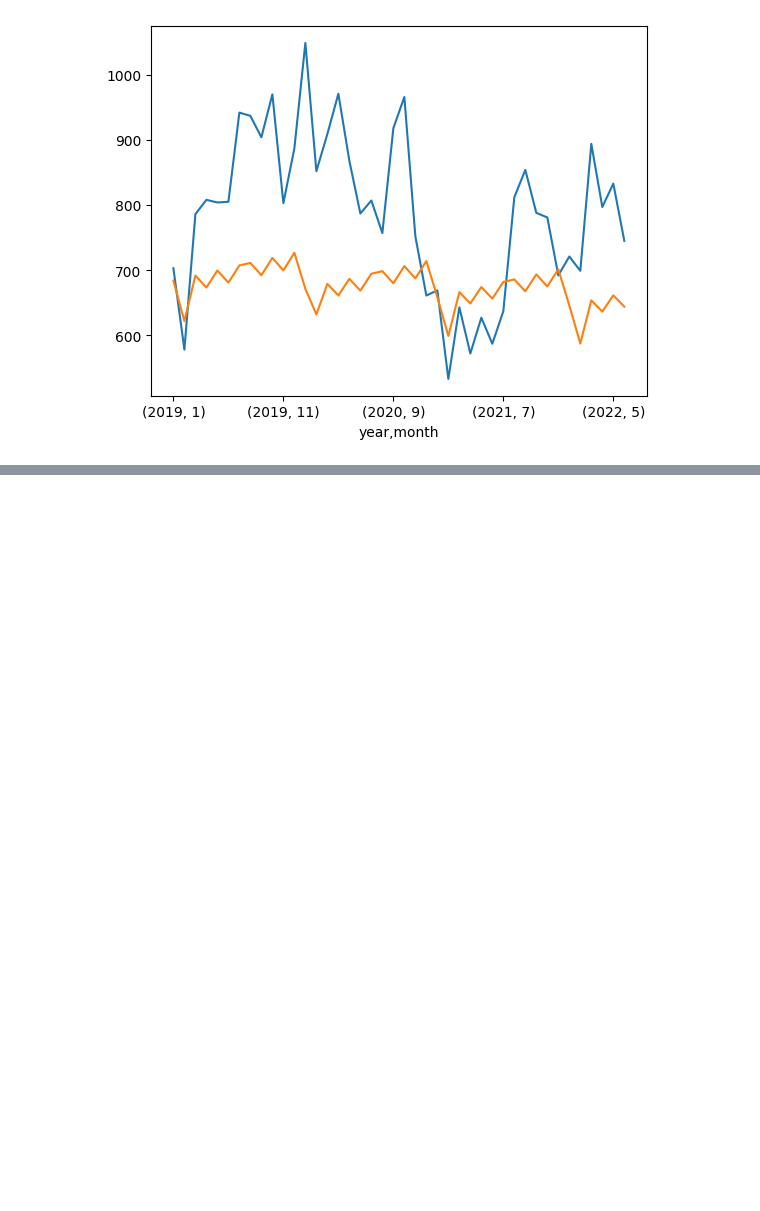
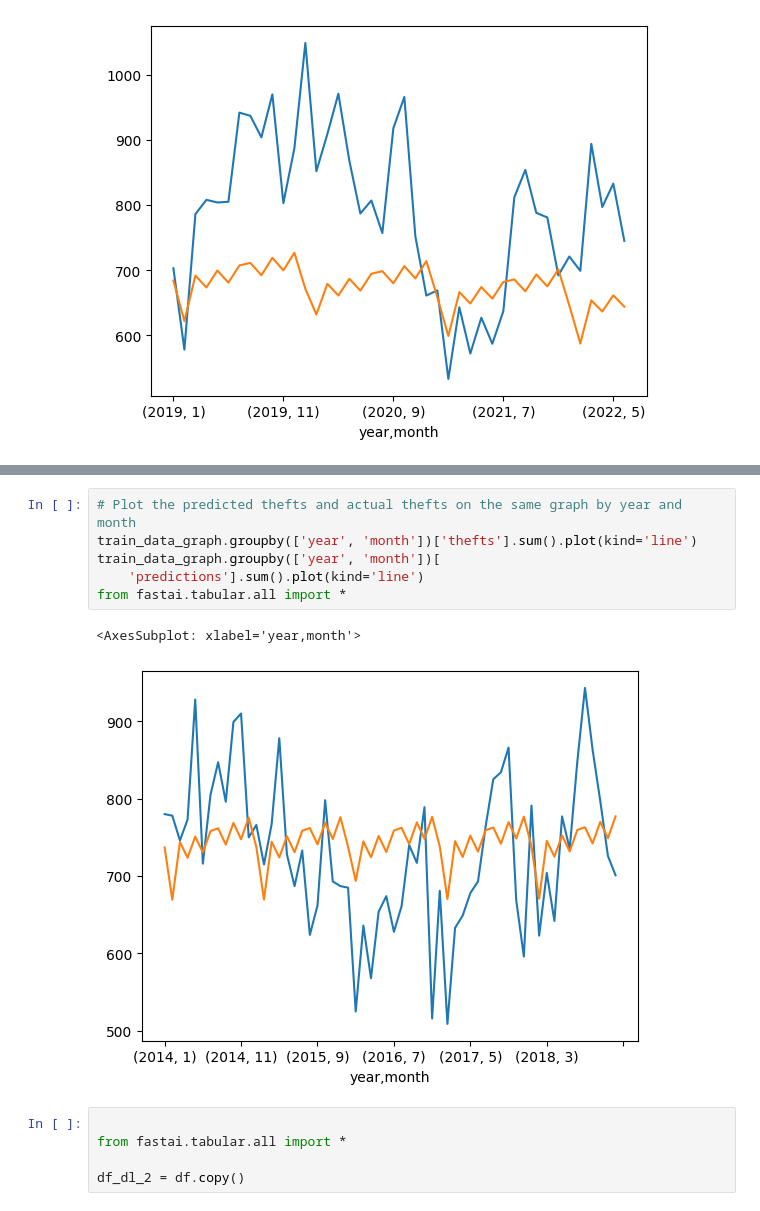
Before and after one commit to pika11/uoft-ml-group4-final-project, a Jupyter notebook: ale_auto_theft.ipynb, the cells around one changed output, grey strips where cells are left out. Saved outputs shown, nothing was run; the diff lists cells and outputs as text; blank space fills up the shorter version.

```diff
--- a/ale_auto_theft.ipynb
+++ b/ale_auto_theft.ipynb
@@ -78,0 +171,14 @@ test_data_graph.groupby(['year', 'month'])[
+# %%
+# Plot the predicted thefts and actual thefts on the same graph by year and month
+train_data_graph.groupby(['year', 'month'])['thefts'].sum().plot(kind='line')
+train_data_graph.groupby(['year', 'month'])[
+    'predictions'].sum().plot(kind='line')
+from fastai.tabular.all import *
+# %% [output]
+<AxesSubplot: xlabel='year,month'>
+[figure, added]
+# %%
+
+from fastai.tabular.all import *
+
+df_dl_2 = df.copy()
```
Also changed, not shown: parts of 5 cells of this notebook, 1 other file.
